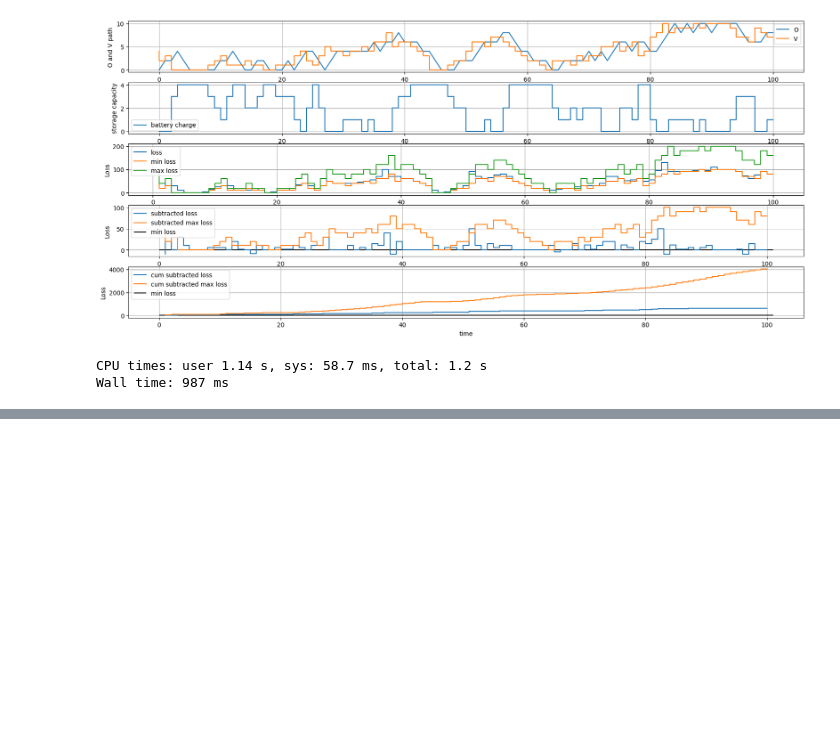
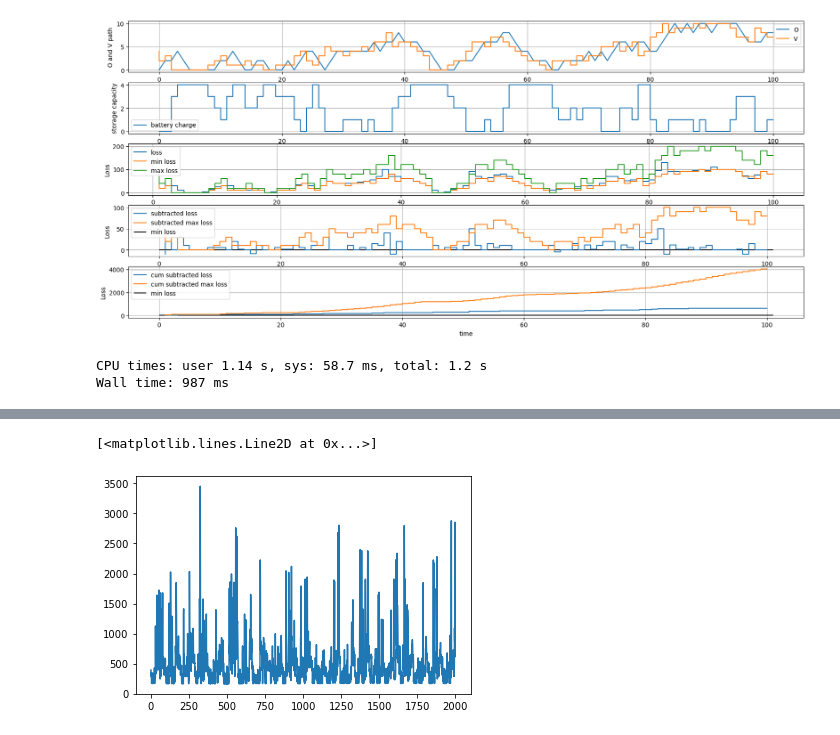
Before and after one commit to simonsuetterlin/SmartGrid, a Jupyter notebook: simulation.ipynb, the cells around one changed output, grey strips where cells are left out. Saved outputs shown, nothing was run; the diff lists cells and outputs as text; code cells hidden in the pictures; blank space fills up the shorter version.

```diff
--- a/simulation.ipynb
+++ b/simulation.ipynb
@@ -49,0 +48,9 @@ NameError: name 'look_up_table' is not defined
+# %%
+df = pd.read_csv("./data/synPRO_el_family.dat", comment="#", sep=";")
+df.index = pd.to_datetime(df['unixtimestamp'], unit='s', utc=True)
+# %%
+import matplotlib.pyplot as plt
+plt.plot(list(df.P_el)[0:2000])
+# %% [output]
+[<matplotlib.lines.Line2D at 0x...>]
+[figure, added]
```
Also changed, not shown: parts of 3 cells of this notebook, 8 other files.
